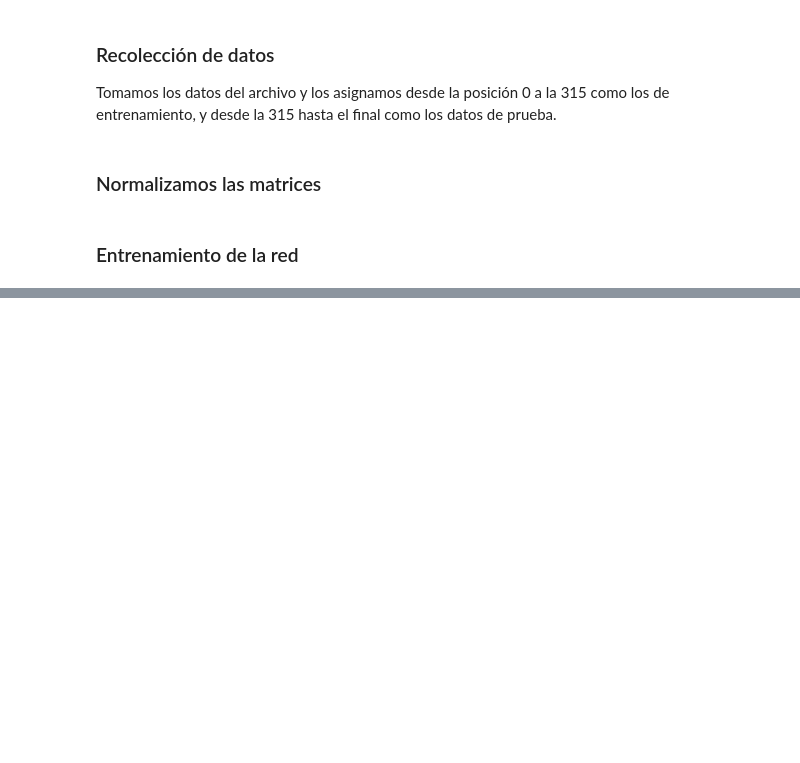
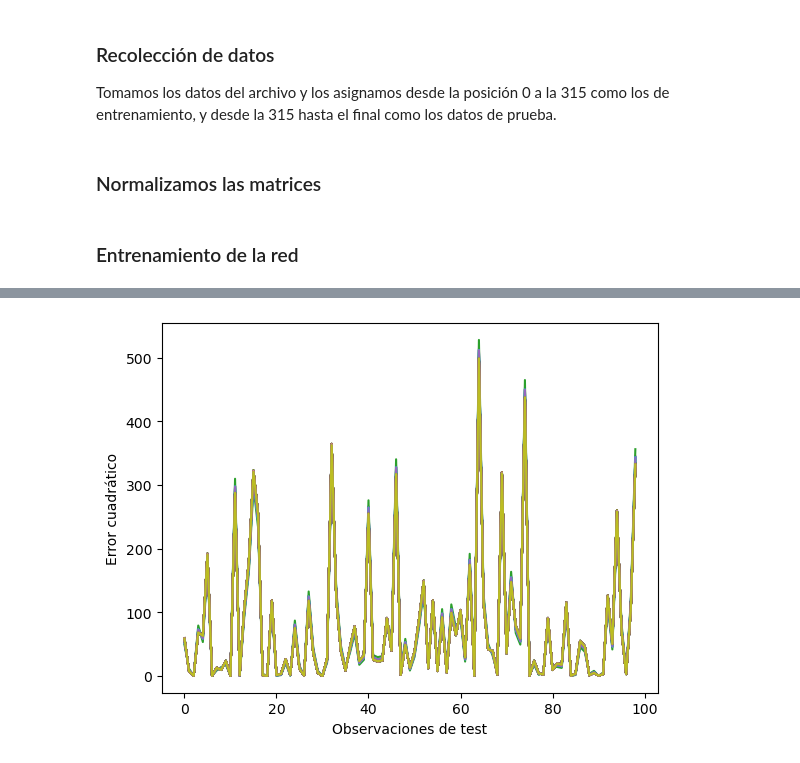
Before and after one commit to piilii/tp2, a Jupyter notebook: TP2_Curzio_SolariBarrios.ipynb, the cells around one changed output, grey strips where cells are left out. Cells and saved outputs as stored; diff of their text form; code cells hidden in the pictures; blank space fills up the shorter version.

```diff
--- a/TP2_Curzio_SolariBarrios.ipynb
+++ b/TP2_Curzio_SolariBarrios.ipynb
@@ -196,0 +197,7 @@ print(loss)
+# %%
+plt.plot(0.5*(Y_test - preds)**2)
+plt.ylabel("Error cuadrático")
+plt.xlabel("Observaciones de test")
+plt.show()
+# %% [output]
+[figure, added]
```
Also changed, not shown: parts of 12 cells of this notebook.
